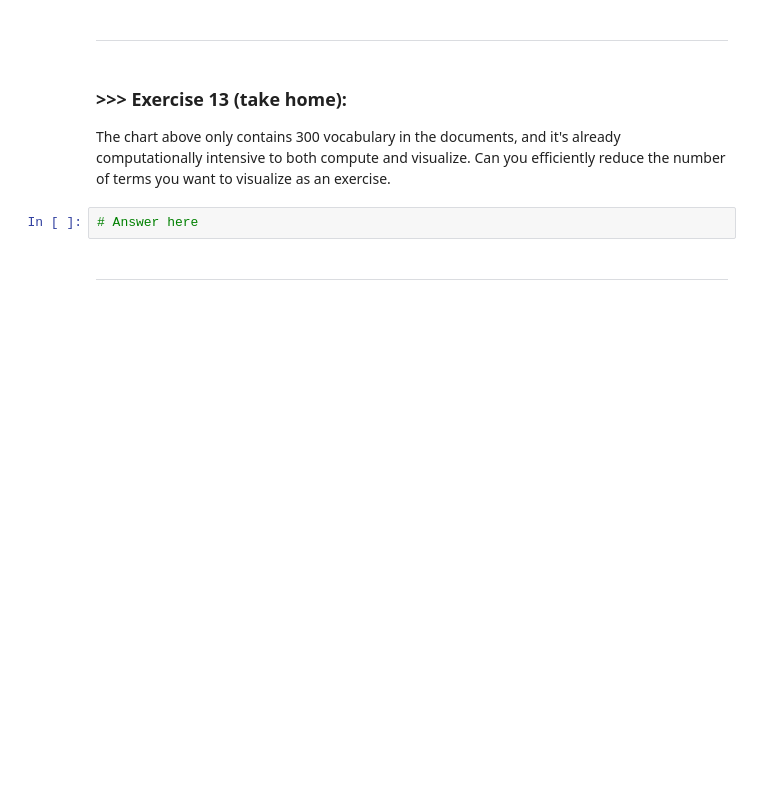
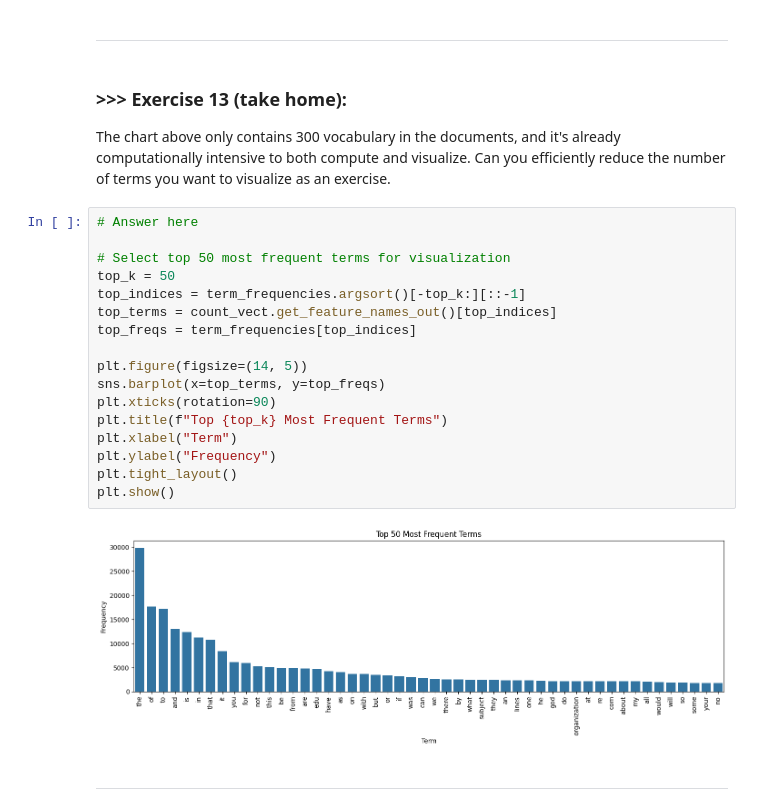
Before and after one commit to Benson920613/DM2025-Lab1-Exercise, a Jupyter notebook: DM2025-Lab1-Master.ipynb, the cells around one changed output. Saved outputs shown, nothing was run; the diff lists cells and outputs as text; blank space fills up the shorter version.

```diff
--- a/DM2025-Lab1-Master.ipynb
+++ b/DM2025-Lab1-Master.ipynb
@@ -1039,8 +1207,25 @@ If you want a nicer interactive visualization here, I would encourage you try to
 # %% [markdown]
 ### >>> **Exercise 13 (take home):**
 The chart above only contains 300 vocabulary in the documents, and it's already computationally intensive to both compute and visualize. Can you efficiently reduce the number of terms you want to visualize as an exercise.
-# %%
-# Answer here
+# %%
+# Answer here
+
+# Select top 50 most frequent terms for visualization
+top_k = 50
+top_indices = term_frequencies.argsort()[-top_k:][::-1]
+top_terms = count_vect.get_feature_names_out()[top_indices]
+top_freqs = term_frequencies[top_indices]
+
+plt.figure(figsize=(14, 5))
+sns.barplot(x=top_terms, y=top_freqs)
+plt.xticks(rotation=90)
+plt.title(f"Top {top_k} Most Frequent Terms")
+plt.xlabel("Term")
+plt.ylabel("Frequency")
+plt.tight_layout()
+plt.show()
+# %% [output]
+[figure, added]
 # %% [markdown]
 ---
 # %% [markdown]
```
Also changed, not shown: parts of 33 cells of this notebook, 5 other files.
